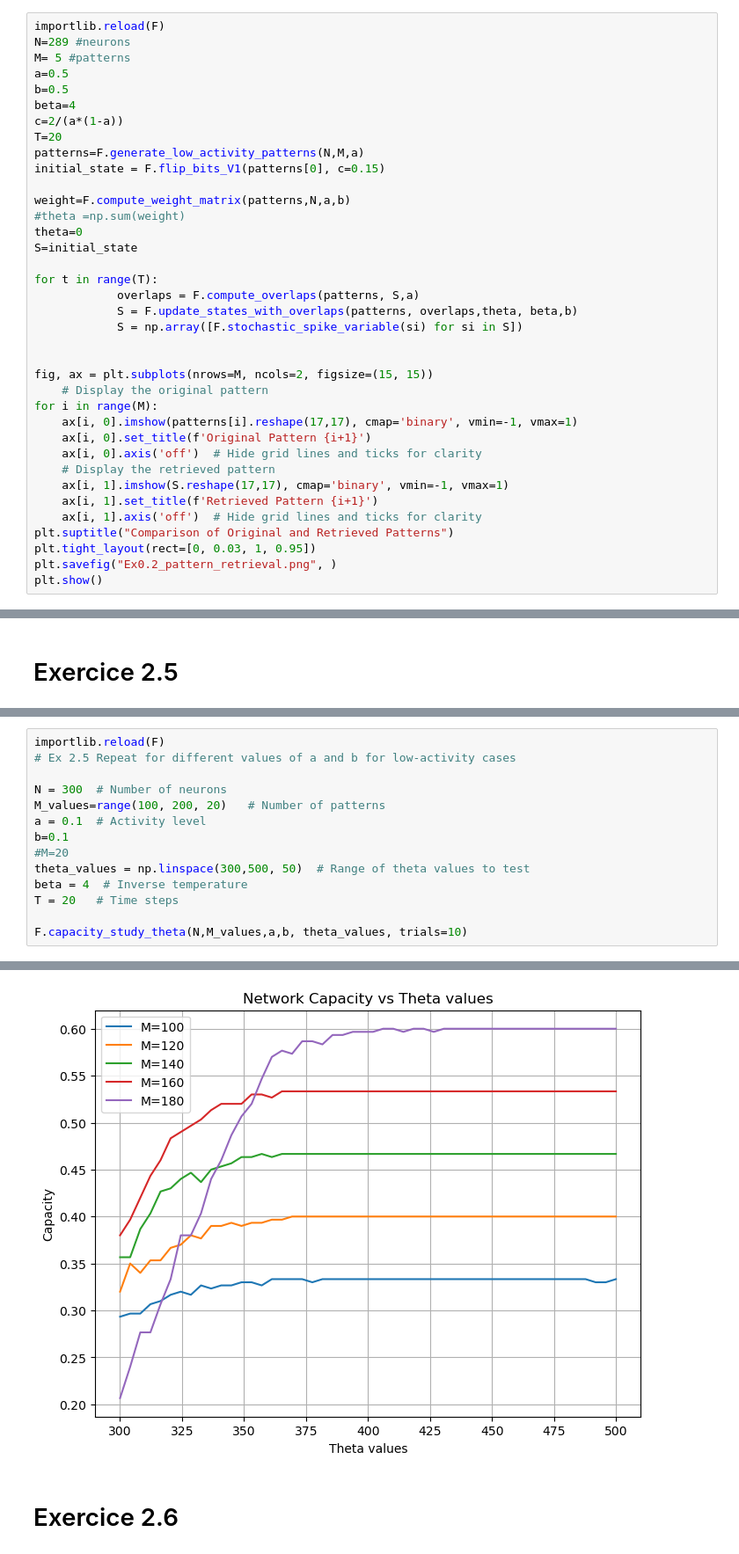
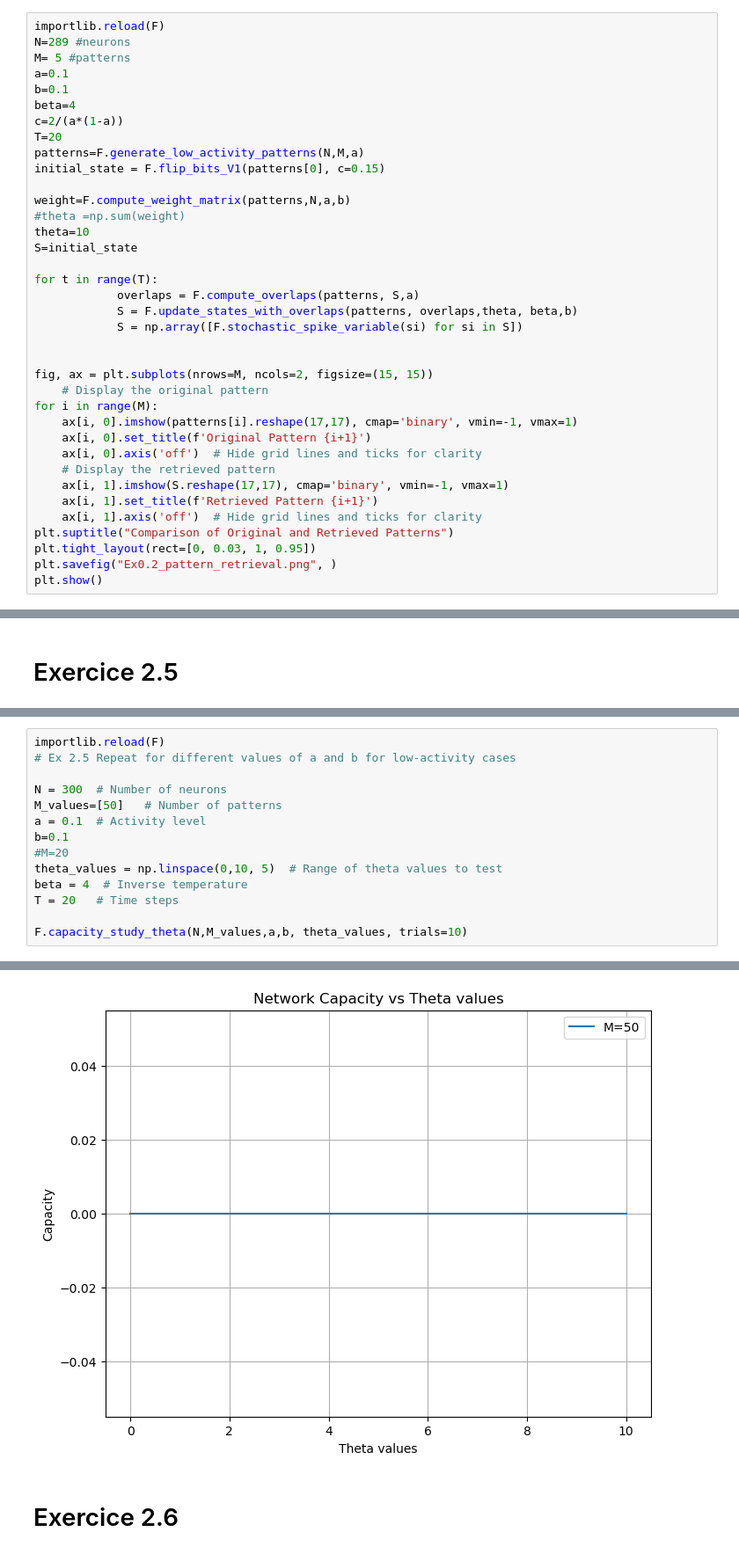
Before and after one commit to AdrienFeillard/CNNN-project, a Jupyter notebook: Exo2.ipynb, the cells around one changed output, grey strips where cells are left out. Shown at 88% size. Cells and saved outputs as stored; diff of their text form.

```diff
--- a/Exo2.ipynb
+++ b/Exo2.ipynb
@@ -26,8 +26,8 @@ The model is exactly equivalent to the standard model (upon averaging over the s
 importlib.reload(F)
 N=289 #neurons
 M= 5 #patterns
-a=0.5
-b=0.5
+a=0.1
+b=0.1
 beta=4
 c=2/(a*(1-a))
 T=20
@@ -36,7 +36,7 @@ initial_state = F.flip_bits_V1(patterns[0], c=0.15)
 
 weight=F.compute_weight_matrix(patterns,N,a,b)
 #theta =np.sum(weight)
-theta=0
+theta=10
 S=initial_state
 
 for t in range(T):
@@ -203,11 +203,11 @@ importlib.reload(F)
 # Ex 2.5 Repeat for different values of a and b for low-activity cases
 
 N = 300  # Number of neurons
-M_values=range(100, 200, 20)   # Number of patterns
+M_values=[50]   # Number of patterns
 a = 0.1  # Activity level
 b=0.1
 #M=20
-theta_values = np.linspace(300,500, 50)  # Range of theta values to test
+theta_values = np.linspace(0,10, 5)  # Range of theta values to test
 beta = 4  # Inverse temperature
 T = 20   # Time steps
 
@@ -221,4 +221,4 @@ F.capacity_study_theta(N,M_values,a,b, theta_values, trials=10)
-[figure, old version]
+[figure, new version]
 # %% [markdown]
 # Exercice 2.6
 # %%
```
Also changed, not shown: parts of 2 cells of this notebook, 3 other files.
